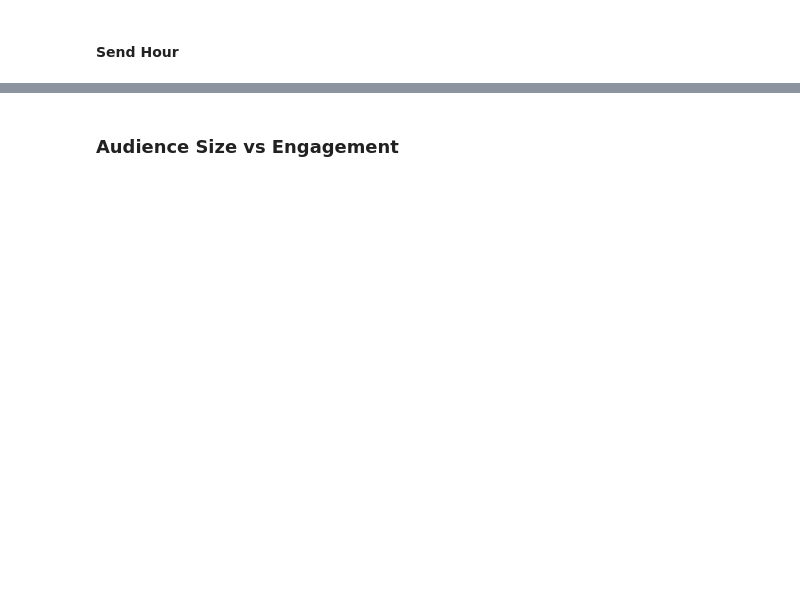
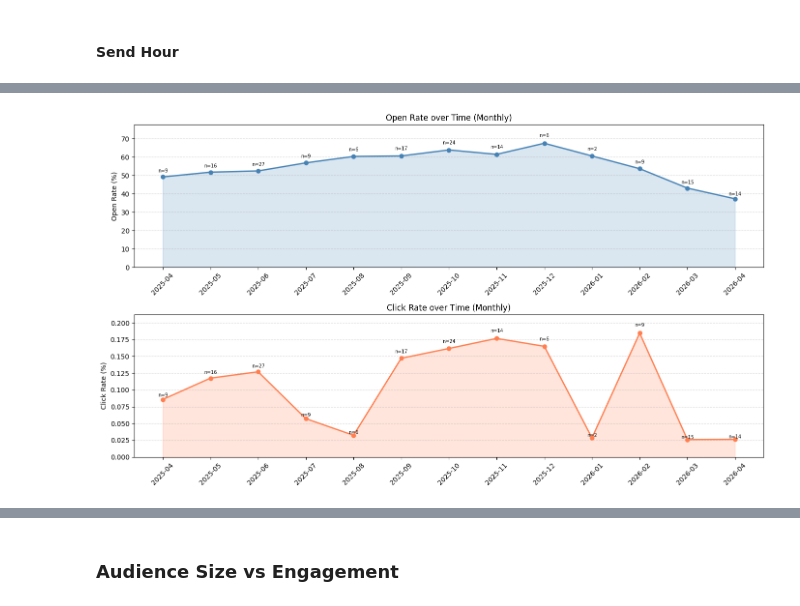
Before and after one commit to giadauva/OMG-Thesis, a Jupyter notebook: Thesis_OMG analysis.ipynb, the cells around one changed output, grey strips where cells are left out. Drawn from its saved outputs; the diff is of its cells as text; code cells hidden in the pictures; blank space fills up the shorter version.

```diff
--- a/Thesis_OMG analysis.ipynb
+++ b/Thesis_OMG analysis.ipynb
@@ -4597,0 +4688,18 @@ print(hour_stats[['send_hour', 'open_rate', 'click_rate', 'n_mailings', 'n_recor
+# %%
+# Extract month and year from send_date
+df_final_time['send_date'] = pd.to_datetime(df_final_time['send_date'])
+df_final_time['month'] = df_final_time['send_date'].dt.month
+df_final_time['year'] = df_final_time['send_date'].dt.year
+df_final_time['month_year'] = df_final_time['send_date'].dt.to_period('M')
+
+# Monthly engagement
+monthly_stats = (
+    df_final_time.dropna(subset=['month_year', 'open', 'click'])
+    .groupby('month_year')
+    .agg(open_rate=('open', 'mean'), click_rate=('click', 'mean'),
+         n_mailings=('mailing_id', 'nunique'), n_records=('open', 'count'))
+    .reset_index()
+    .sort_values('month_year')
+)
+
+print(monthly_stats.to_string(index=False))
@@ -4597,0 +4721,31 @@ print(hour_stats[['send_hour', 'open_rate', 'click_rate', 'n_mailings', 'n_recor
+# %%
+fig, axes = plt.subplots(2, 1, figsize=(14, 8))
+
+x = range(len(monthly_stats))
+x_labels = monthly_stats['month_year'].astype(str)
+
+for ax, metric, label, color in zip(
+    axes,
+    ['open_rate', 'click_rate'],
+    ['Open Rate', 'Click Rate'],
+    ['steelblue', 'coral'],
+):
+    ax.plot(x, monthly_stats[metric] * 100, color=color, marker='o', linewidth=2)
+    ax.fill_between(x, monthly_stats[metric] * 100, alpha=0.2, color=color)
+    ax.set_title(f'{label} over Time (Monthly)')
+    ax.set_ylabel(f'{label} (%)')
+    ax.set_xticks(x)
+    ax.set_xticklabels(x_labels, rotation=45)
+    ax.set_ylim(0, monthly_stats[metric].max() * 100 * 1.15)
+    ax.grid(axis='y', linestyle='--', alpha=0.5)
+
+    # Add n= labels
+    for i, (_, row) in enumerate(monthly_stats.iterrows()):
+        ax.text(i, row[metric] * 100 + row[metric] * 100 * 0.05,
+                f"n={int(row['n_mailings'])}",
+                ha='center', fontsize=7)
+
+plt.tight_layout()
+plt.show()
+# %% [output]
+[figure, added]
```
Also changed, not shown: parts of 32 cells of this notebook.
